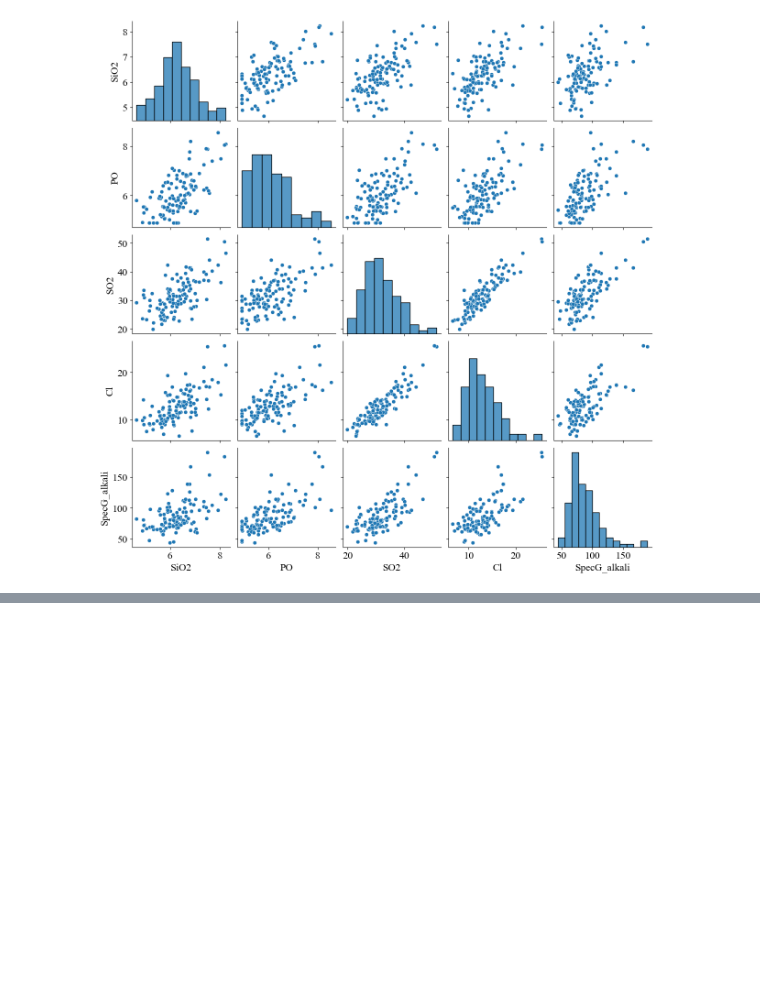
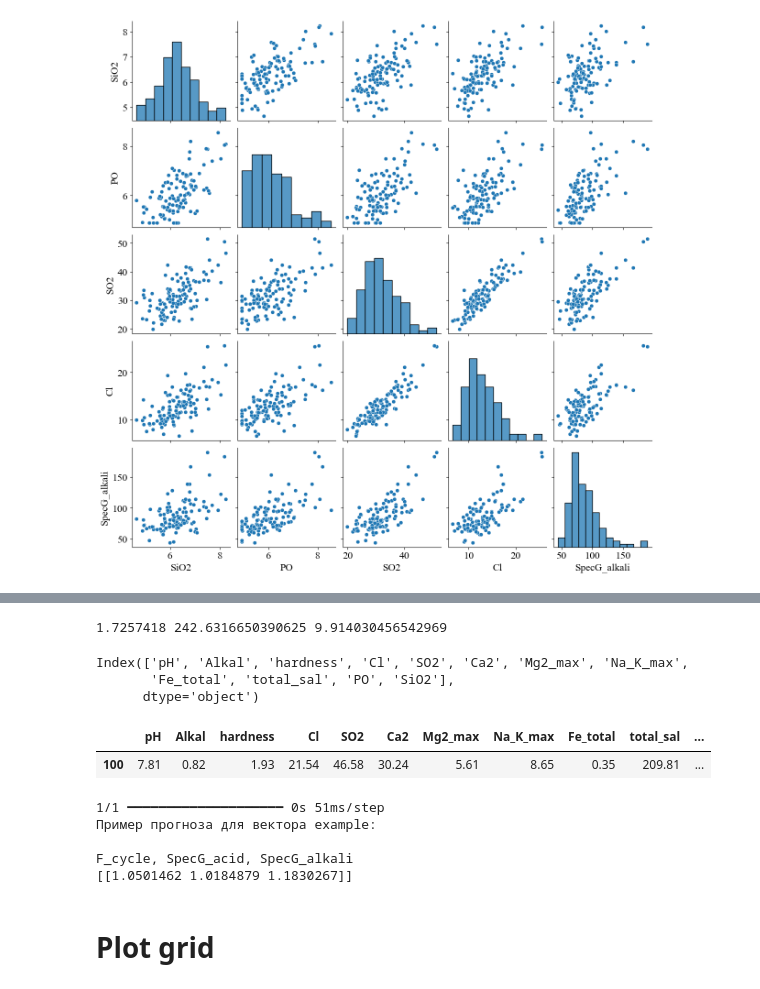
Before and after one commit to caapel/ion_exchange, a Jupyter notebook: ExplorerDataAnalisys.ipynb, the cells around one changed output, grey strips where cells are left out. Drawn from its saved outputs; the diff is of its cells as text; code cells hidden in the pictures; blank space fills up the shorter version.

```diff
--- a/ExplorerDataAnalisys.ipynb
+++ b/ExplorerDataAnalisys.ipynb
@@ -487,0 +388,15 @@ graph
+# %%
+print(test_loss/1e7, test_mae/10, test_mape/10)
+# %% [output]
+1.7257418 242.6316650390625 9.914030456542969
+# %%
+df.columns
+# %% [output]
+Index(['pH', 'Alkal', 'hardness', 'Cl', 'SO2', 'Ca2', 'Mg2_max', 'Na_K_max',
+       'Fe_total', 'total_sal', 'PO', 'SiO2'],
+      dtype='object')
+# %%
+df.iloc[100].to_frame().T
+# %% [output]
+|  | pH | Alkal | hardness | Cl | SO2 | Ca2 | Mg2_max | Na_K_max | Fe_total | total_sal | ... |
+| 100 | 7.81 | 0.82 | 1.93 | 21.54 | 46.58 | 30.24 | 5.61 | 8.65 | 0.35 | 209.81 | ... |
@@ -487,0 +420,15 @@ graph
+# %%
+# === Пример прогноза ===
+prediction = model.predict(example)
+
+print("Пример прогноза для вектора example:\n")
+print('F_cycle, SpecG_acid, SpecG_alkali')
+print(prediction)
+# %% [output]
+1/1 ━━━━━━━━━━━━━━━━━━━━ 0s 51ms/step
+Пример прогноза для вектора example:
+
+F_cycle, SpecG_acid, SpecG_alkali
+[[1.0501462 1.0184879 1.1830267]]
+# %% [markdown]
+# Plot grid
```
Also changed, not shown: parts of 33 cells of this notebook.
